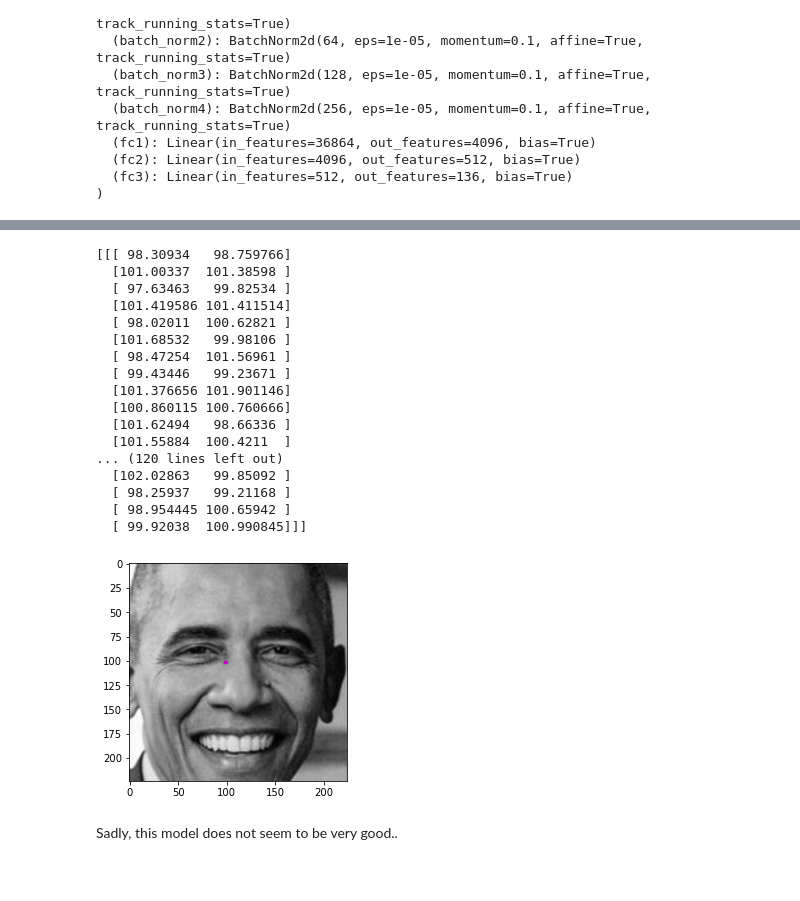
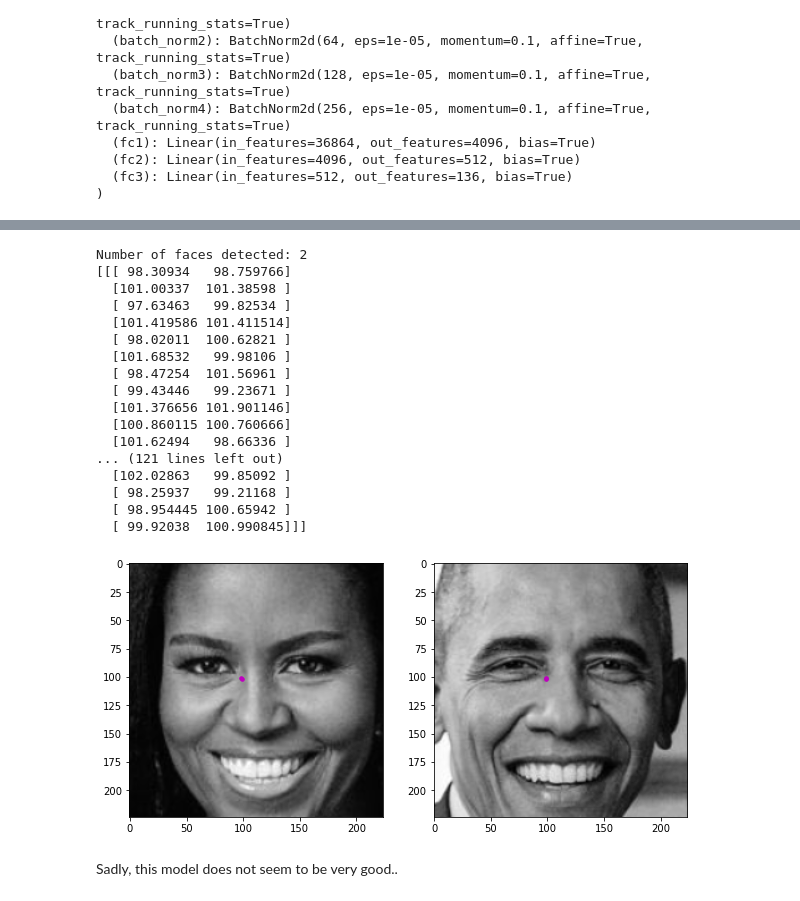
Before and after one commit to kayfuku/facial-keypoint-detection, a Jupyter notebook: 3. Facial Keypoint Detection, Complete Pipeline.ipynb, the cells around one changed output, grey strips where cells are left out. Saved outputs shown, nothing was run; the diff lists cells and outputs as text; code cells hidden in the pictures.

```diff
--- a/3. Facial Keypoint Detection, Complete Pipeline.ipynb
+++ b/3. Facial Keypoint Detection, Complete Pipeline.ipynb
@@ -125,19 +125,24 @@ After each face has been appropriately converted into an input Tensor for your n
 
 <img src='images/michelle_detected.png' width=30% height=30%/>
 # %%
-def show_all_keypoints(image, predicted_key_pts, gt_pts=None):
+def show_all_keypoints(image, predicted_key_pts, i, gt_pts=None):
     """ Show image with predicted keypoints """
+    plt.subplot(1, 2, i+1)
     # image is grayscale
     plt.imshow(image, cmap='gray')
     plt.scatter(predicted_key_pts[:, 0], predicted_key_pts[:, 1], s=50, marker='.', c='m')
     # plot ground truth points as green pts
     if gt_pts is not None:
-        plt.scatter(gt_pts[:, 0], gt_pts[:, 1], s=20, marker='.', c='g')
+        plt.scatter(gt_pts[:, 0], gt_pts[:, 1], s=50, marker='.', c='g')
 # %%
 image_copy = np.copy(image)
 
+print('Number of faces detected:', len(faces))
+
+plt.figure(figsize=(10, 10))
+
 # loop over the detected faces from your haar cascade
-for (x, y, w, h) in faces:
+for i, (x, y, w, h) in enumerate(faces):
 
     # Select the region of interest that is the face in the image
     roi = image_copy[y:y+h, x:x+w]
@@ -167,36 +172,36 @@ for (x, y, w, h) in faces:
     output_pts = net(face_gray)
     # print(output_pts.shape) # torch.Size([1, 136])
 
     ## TODO: Display each detected face and the corresponding keypoints
 
     # reshape to batch_size x 68 x 2 pts
     output_pts = output_pts.view(output_pts.size()[0], 68, -1)
     # print(output_pts.shape) # torch.Size([1, 68, 2])
 
     # un-transform the predicted key_pts data
     predicted_key_pts = output_pts.data.numpy()
     predicted_key_pts = predicted_key_pts * 50.0 + 100
     print(predicted_key_pts)
 
-    show_all_keypoints(np.squeeze(face_gray), predicted_key_pts)
+    show_all_keypoints(np.squeeze(face_gray), predicted_key_pts, i)
 # %% [output]
+Number of faces detected: 2
 [[[ 98.30934   98.759766]
   [101.00337  101.38598 ]
   [ 97.63463   99.82534 ]
   [101.419586 101.411514]
   [ 98.02011  100.62821 ]
   [101.68532   99.98106 ]
   [ 98.47254  101.56961 ]
   [ 99.43446   99.23671 ]
   [101.376656 101.901146]
   [100.860115 100.760666]
   [101.62494   98.66336 ]
-  [101.55884  100.4211  ]
-... (120 lines left out)
+... (121 lines left out)
   [102.02863   99.85092 ]
   [ 98.25937   99.21168 ]
   [ 98.954445 100.65942 ]
   [ 99.92038  100.990845]]]
-[figure, old version]
+[figure, new version]
 # %% [markdown]
 Sadly, this model does not seem to be very good..
```
